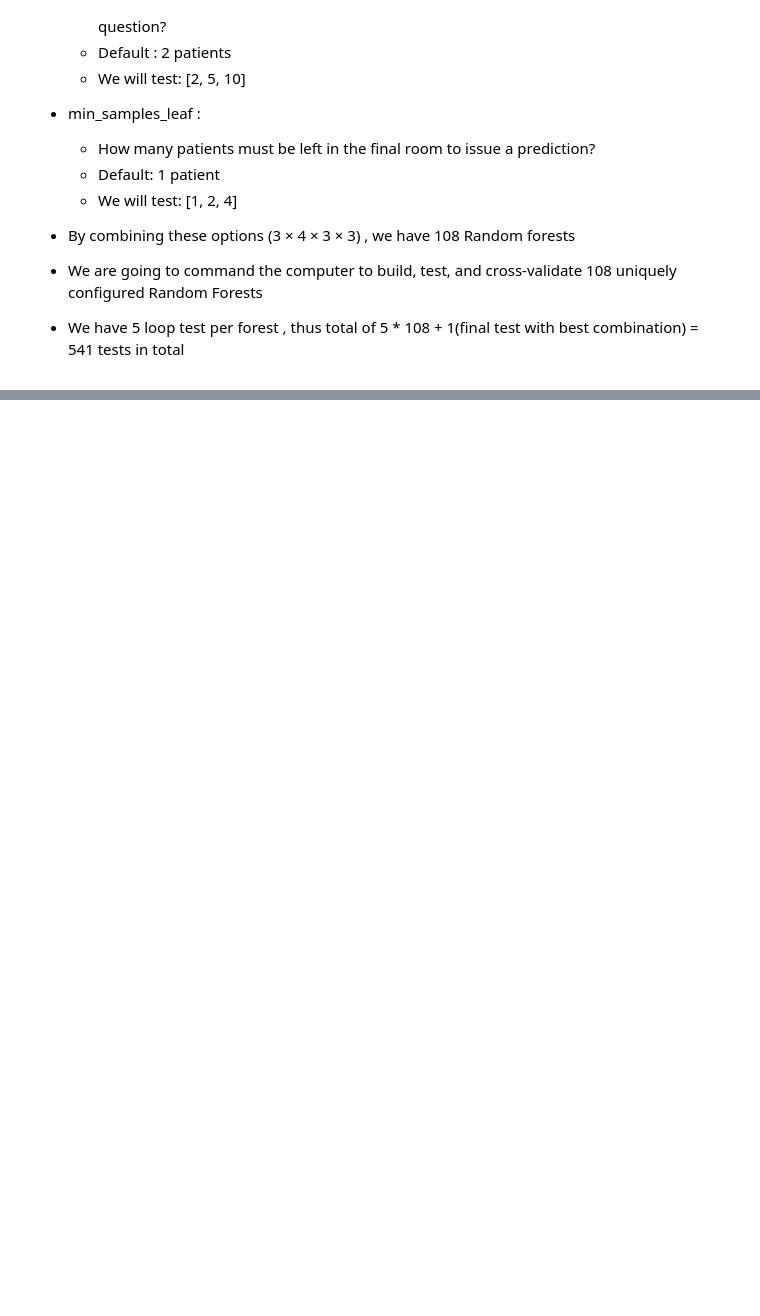
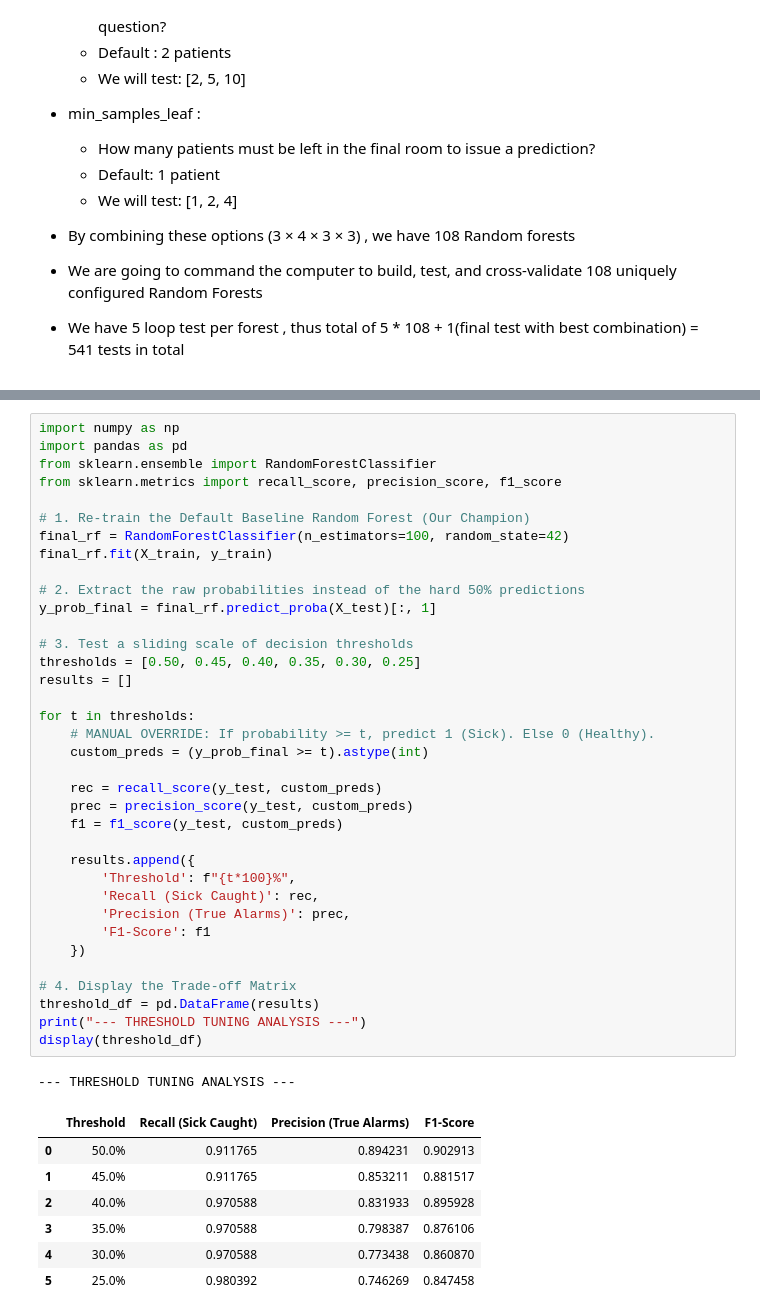
Before and after one commit to Tanish-30-08-2006/Heart-Disease-Prediction, a Jupyter notebook: notebooks/04_Model_Training_and_Verification.ipynb, the cells around one changed output, grey strips where cells are left out. Cells and saved outputs as stored; diff of their text form; blank space fills up the shorter version.

Commit message:
feat: model creation process : initialized threshold tuning from 50% to lower percetnage values to increase recall score

```diff
--- a/notebooks/04_Model_Training_and_Verification.ipynb
+++ b/notebooks/04_Model_Training_and_Verification.ipynb
@@ -1515,0 +1566,45 @@ print(grid_search.best_params_)
+# %%
+import numpy as np
+import pandas as pd
+from sklearn.ensemble import RandomForestClassifier
+from sklearn.metrics import recall_score, precision_score, f1_score
+
+# 1. Re-train the Default Baseline Random Forest (Our Champion)
+final_rf = RandomForestClassifier(n_estimators=100, random_state=42)
+final_rf.fit(X_train, y_train)
+
+# 2. Extract the raw probabilities instead of the hard 50% predictions
+y_prob_final = final_rf.predict_proba(X_test)[:, 1]
+
+# 3. Test a sliding scale of decision thresholds
+thresholds = [0.50, 0.45, 0.40, 0.35, 0.30, 0.25]
+results = []
+
+for t in thresholds:
+    # MANUAL OVERRIDE: If probability >= t, predict 1 (Sick). Else 0 (Healthy).
+    custom_preds = (y_prob_final >= t).astype(int)
+
+    rec = recall_score(y_test, custom_preds)
+    prec = precision_score(y_test, custom_preds)
+    f1 = f1_score(y_test, custom_preds)
+
+    results.append({
+        'Threshold': f"{t*100}%",
+        'Recall (Sick Caught)': rec,
+        'Precision (True Alarms)': prec,
+        'F1-Score': f1
+    })
+
+# 4. Display the Trade-off Matrix
+threshold_df = pd.DataFrame(results)
+print("--- THRESHOLD TUNING ANALYSIS ---")
+display(threshold_df)
+# %% [output]
+--- THRESHOLD TUNING ANALYSIS ---
+|  | Threshold | Recall (Sick Caught) | Precision (True Alarms) | F1-Score |
+| 0 | 50.0% | 0.911765 | 0.894231 | 0.902913 |
+| 1 | 45.0% | 0.911765 | 0.853211 | 0.881517 |
+| 2 | 40.0% | 0.970588 | 0.831933 | 0.895928 |
+| 3 | 35.0% | 0.970588 | 0.798387 | 0.876106 |
+| 4 | 30.0% | 0.970588 | 0.773438 | 0.860870 |
+| 5 | 25.0% | 0.980392 | 0.746269 | 0.847458 |
```
Also changed, not shown: parts of 6 cells of this notebook.
